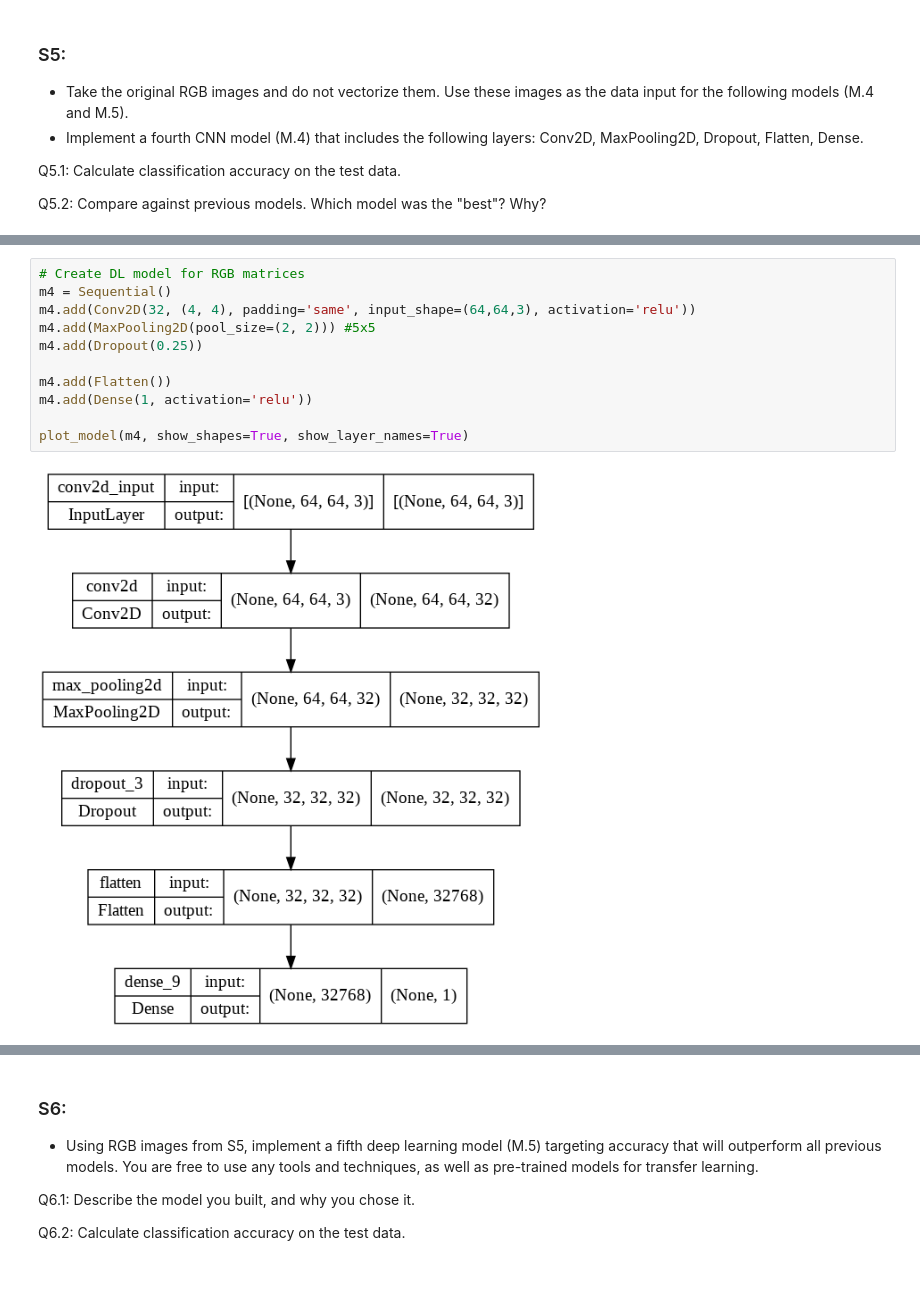
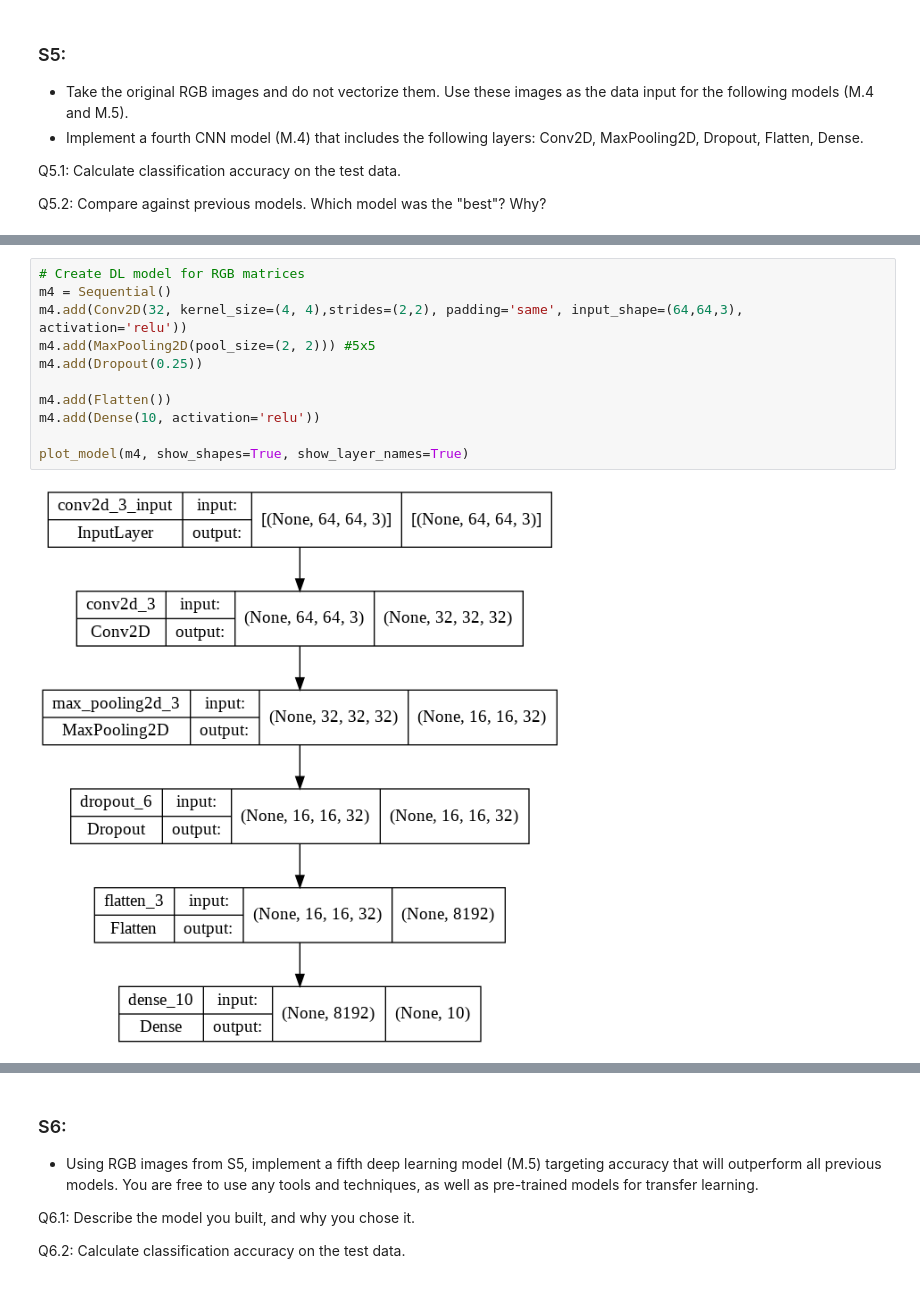
Before and after one commit to johnatawnclementawn/RemoteSensing_650_HW, a Jupyter notebook: HW4/Clementi_HW4.ipynb, the cells around one changed output, grey strips where cells are left out. Saved outputs shown, nothing was run; the diff lists cells and outputs as text.

```diff
--- a/HW4/Clementi_HW4.ipynb
+++ b/HW4/Clementi_HW4.ipynb
@@ -340,16 +308,16 @@ print(X_RGB_2.shape)
 # %%
 # Create DL model for RGB matrices
 m4 = Sequential()
-m4.add(Conv2D(32, (4, 4), padding='same', input_shape=(64,64,3), activation='relu'))
+m4.add(Conv2D(32, kernel_size=(4, 4),strides=(2,2), padding='same', input_shape=(64,64,3), activation='relu'))
 m4.add(MaxPooling2D(pool_size=(2, 2))) #5x5
 m4.add(Dropout(0.25))
 
 m4.add(Flatten())
-m4.add(Dense(1, activation='relu'))
+m4.add(Dense(10, activation='relu'))
 
 plot_model(m4, show_shapes=True, show_layer_names=True)
 # %% [output]
-[figure, old version]
+[figure, new version]
 # %%
 ## Compile the model
 m4.compile(loss='categorical_crossentropy', optimizer=opt, metrics=['accuracy'])
```
Also changed, not shown: parts of 20 cells of this notebook.
